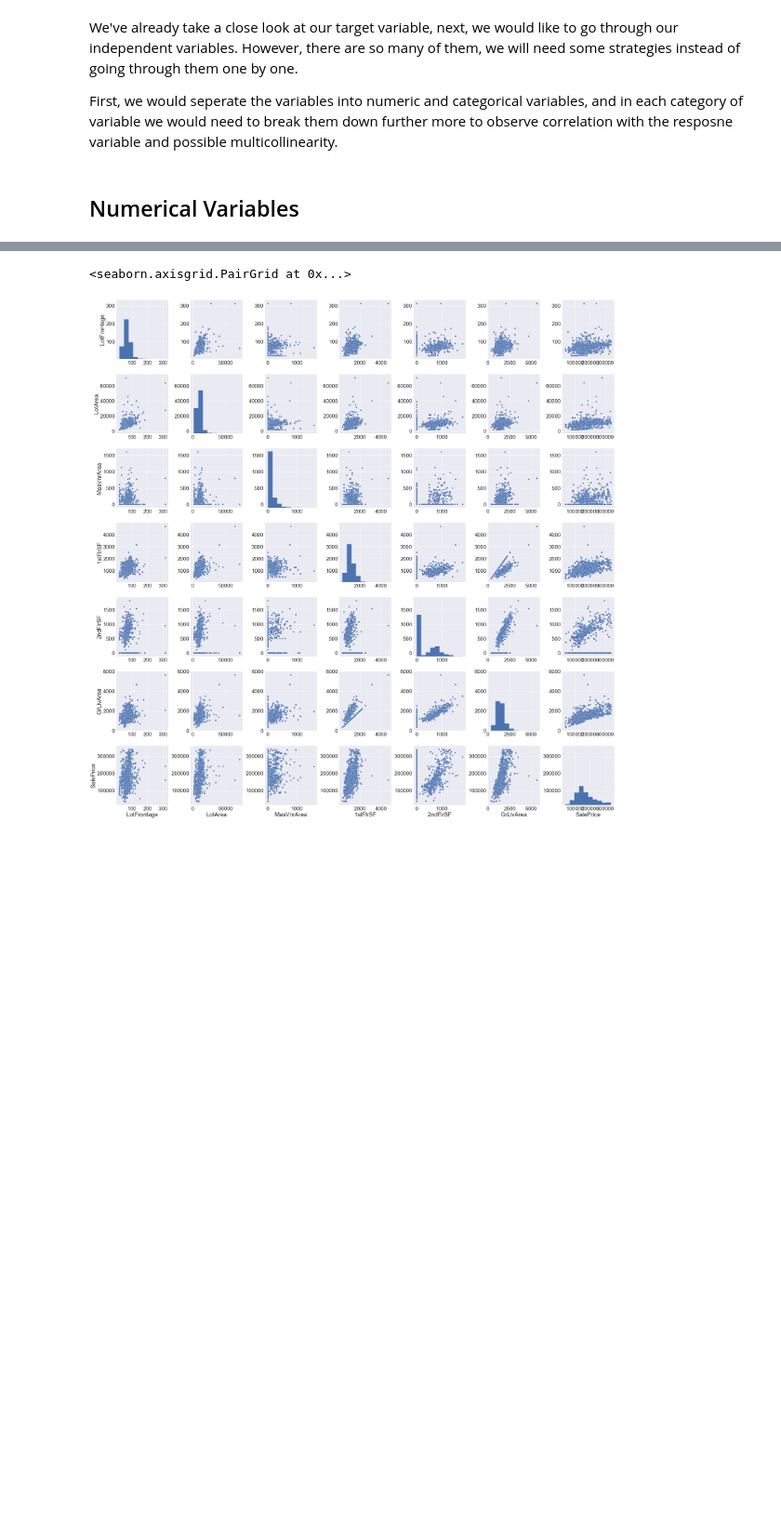
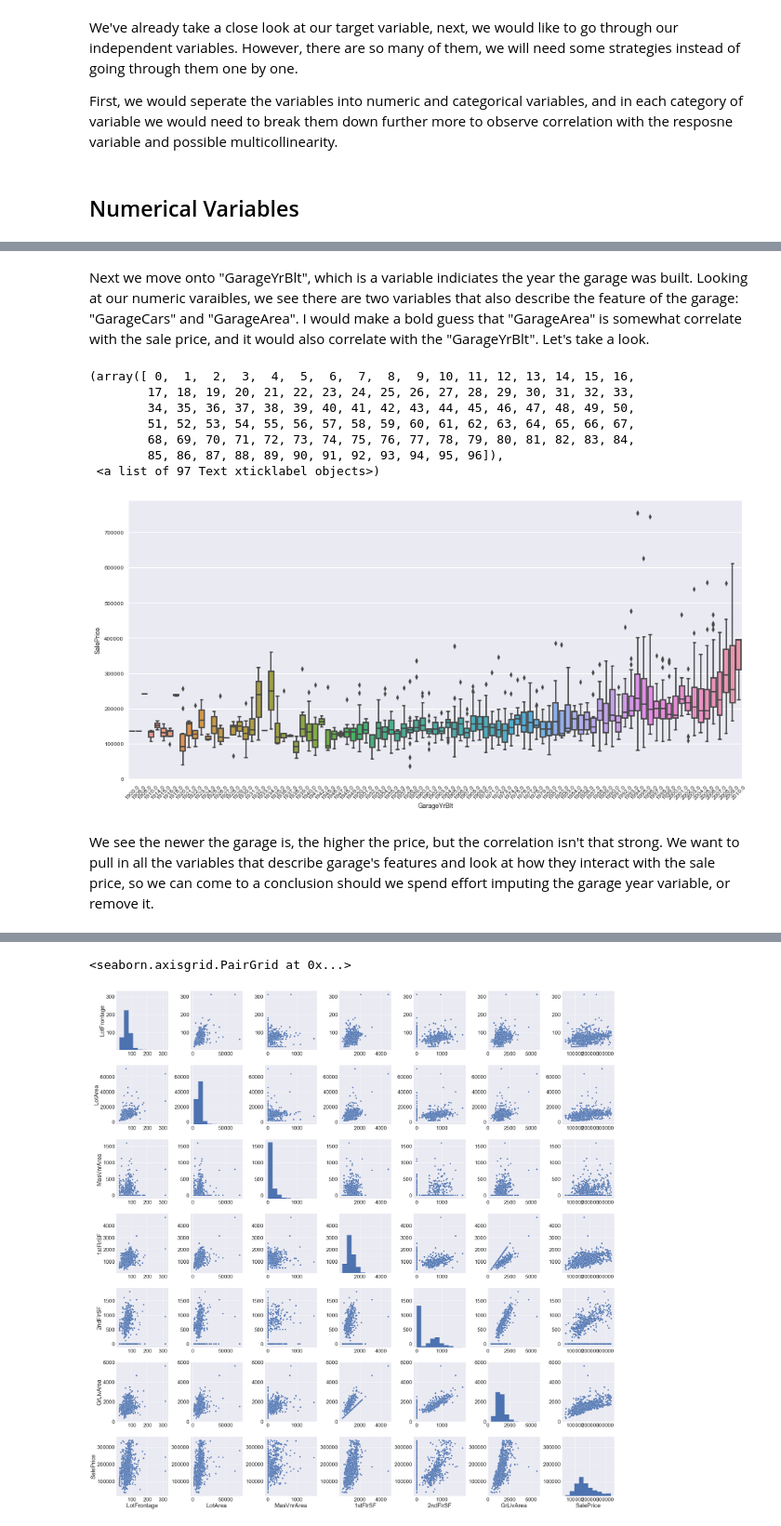
Before and after one commit to xiliang0815/Data-Science-Portfolio, a Jupyter notebook: Kaggle_Competitions/Competition-House_Prices_Regression_Techniques/EDA.ipynb, the cells around one changed output, grey strips where cells are left out. Shown at 93% size. Saved outputs shown, nothing was run; the diff lists cells and outputs as text; code cells hidden in the pictures; blank space fills up the shorter version.

```diff
--- a/Kaggle_Competitions/Competition-House_Prices_Regression_Techniques/EDA.ipynb
+++ b/Kaggle_Competitions/Competition-House_Prices_Regression_Techniques/EDA.ipynb
@@ -126,0 +207,18 @@ train_df['MSSubClass'] = train_df['MSSubClass'].astype('object')
+# %% [markdown]
+Next we move onto "GarageYrBlt", which is a variable indiciates the year the garage was built. Looking at our numeric varaibles, we see there are two variables that also describe the feature of the garage: "GarageCars" and "GarageArea". I would make a bold guess that "GarageArea" is somewhat correlate with the sale price, and it would also correlate with the "GarageYrBlt". Let's take a look.
+# %%
+plt.figure(figsize=(15,7))
+sns.set(font_scale=0.8)
+sns.boxplot(x = 'GarageYrBlt', y = 'SalePrice', data = num_df)
+plt.xticks(rotation = 45)
+# %% [output]
+(array([ 0,  1,  2,  3,  4,  5,  6,  7,  8,  9, 10, 11, 12, 13, 14, 15, 16,
+        17, 18, 19, 20, 21, 22, 23, 24, 25, 26, 27, 28, 29, 30, 31, 32, 33,
+        34, 35, 36, 37, 38, 39, 40, 41, 42, 43, 44, 45, 46, 47, 48, 49, 50,
+        51, 52, 53, 54, 55, 56, 57, 58, 59, 60, 61, 62, 63, 64, 65, 66, 67,
+        68, 69, 70, 71, 72, 73, 74, 75, 76, 77, 78, 79, 80, 81, 82, 83, 84,
+        85, 86, 87, 88, 89, 90, 91, 92, 93, 94, 95, 96]),
+ <a list of 97 Text xticklabel objects>)
+[figure, added]
+# %% [markdown]
+We see the newer the garage is, the higher the price, but the correlation isn't that strong. We want to pull in all the variables that describe garage's features and look at how they interact with the sale price, so we can come to a conclusion should we spend effort imputing the garage year variable, or remove it.
```
Also changed, not shown: parts of 35 cells of this notebook.
